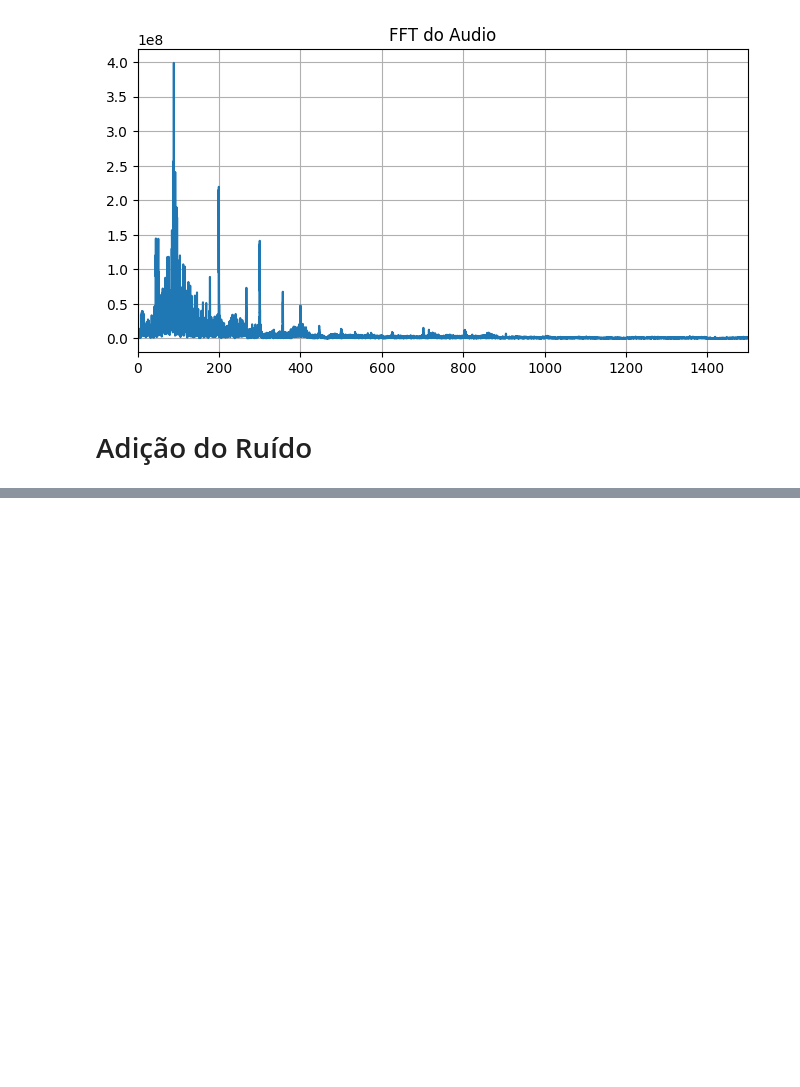
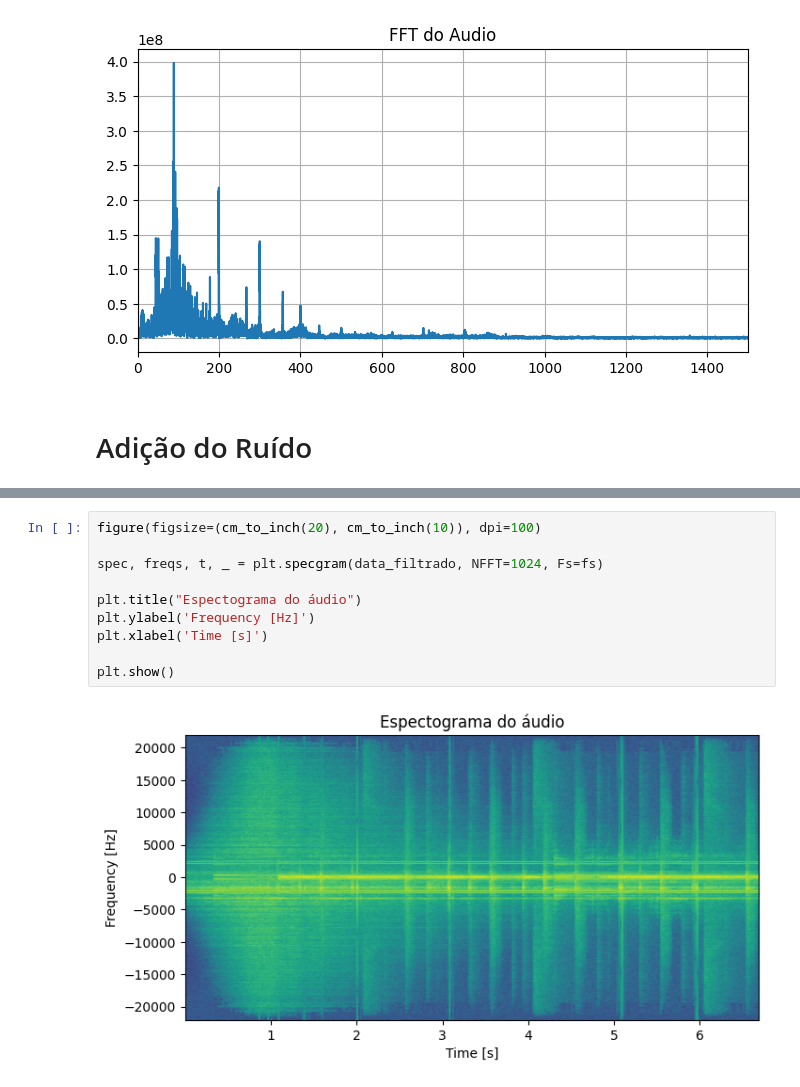
Before and after one commit to andrevale99/STD_DCA0107, a Jupyter notebook: U1/filtragem.ipynb, the cells around one changed output, grey strips where cells are left out. Cells and saved outputs as stored; diff of their text form; blank space fills up the shorter version.

```diff
--- a/U1/filtragem.ipynb
+++ b/U1/filtragem.ipynb
@@ -114,0 +166,12 @@ IPython.display.Audio("audio_ruidoso.wav")
+# %%
+figure(figsize=(cm_to_inch(20), cm_to_inch(10)), dpi=100)
+
+spec, freqs, t, _ = plt.specgram(data_filtrado, NFFT=1024, Fs=fs)
+
+plt.title("Espectograma do áudio")
+plt.ylabel('Frequency [Hz]')
+plt.xlabel('Time [s]')
+
+plt.show()
+# %% [output]
+[figure, added]
```
Also changed, not shown: parts of 8 cells of this notebook, 3 other files.
